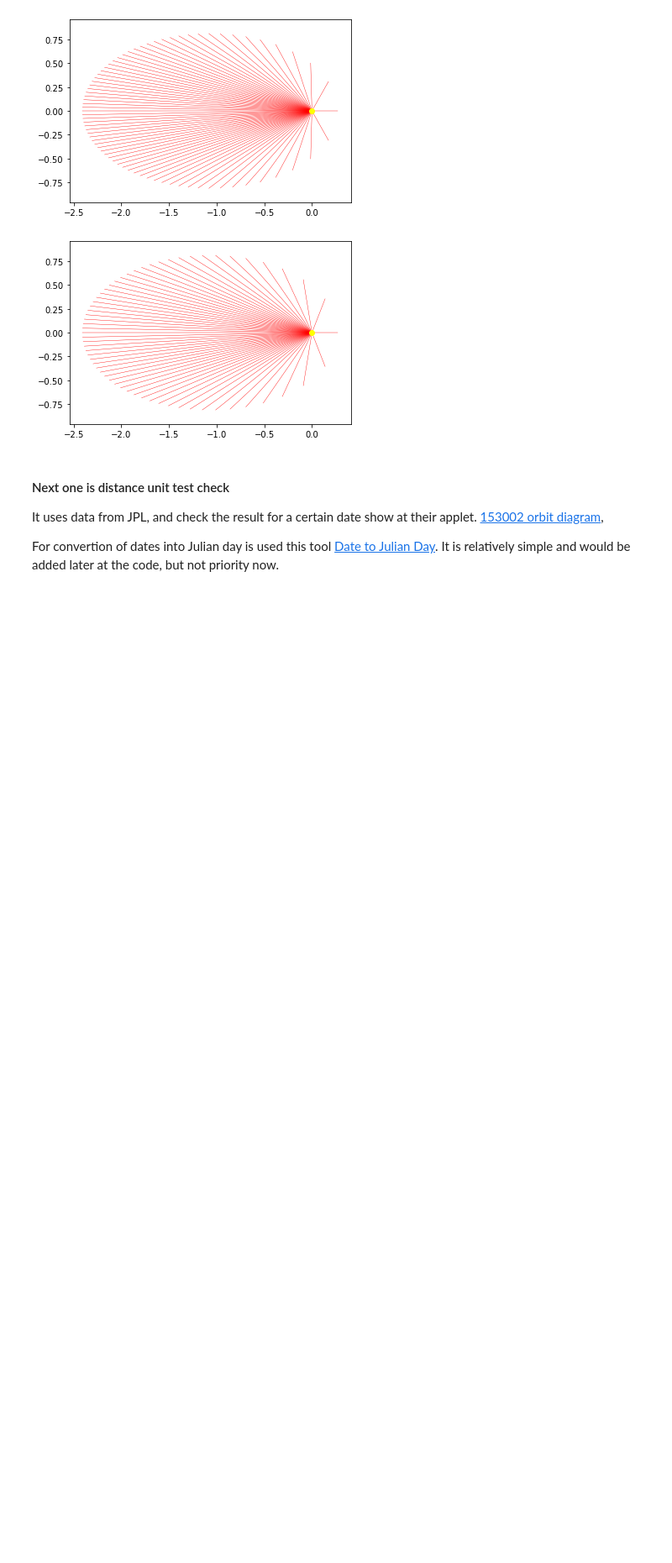
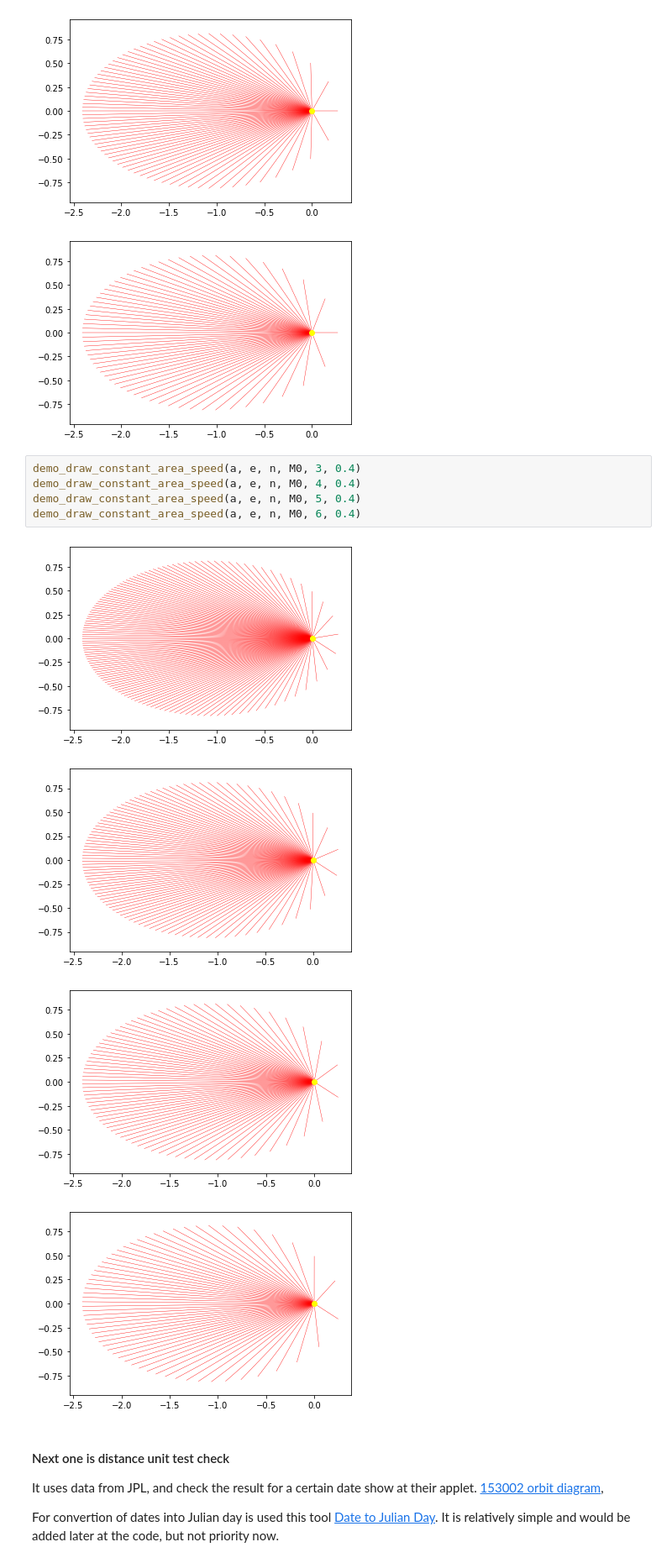
Before and after one commit to ogerassimov/ogi-teach-resources, a Jupyter notebook: project/PlanetMotion.ipynb, the cells around one changed output. Shown at 84% size. Saved outputs shown, nothing was run; the diff lists cells and outputs as text; blank space fills up the shorter version.

```diff
--- a/project/PlanetMotion.ipynb
+++ b/project/PlanetMotion.ipynb
@@ -976,6 +976,16 @@ demo_draw_constant_area_speed(a, e, n, 0, 6, 0.4)
 [figure]
 [figure]
 [figure]
+# %%
+demo_draw_constant_area_speed(a, e, n, M0, 3, 0.4)
+demo_draw_constant_area_speed(a, e, n, M0, 4, 0.4)
+demo_draw_constant_area_speed(a, e, n, M0, 5, 0.4)
+demo_draw_constant_area_speed(a, e, n, M0, 6, 0.4)
+# %% [output]
+[figure, added]
+[figure, added]
+[figure, added]
+[figure, added]
 # %% [markdown]
 #### Next one is distance unit test check
 
```
Also changed, not shown: parts of 8 cells of this notebook.
